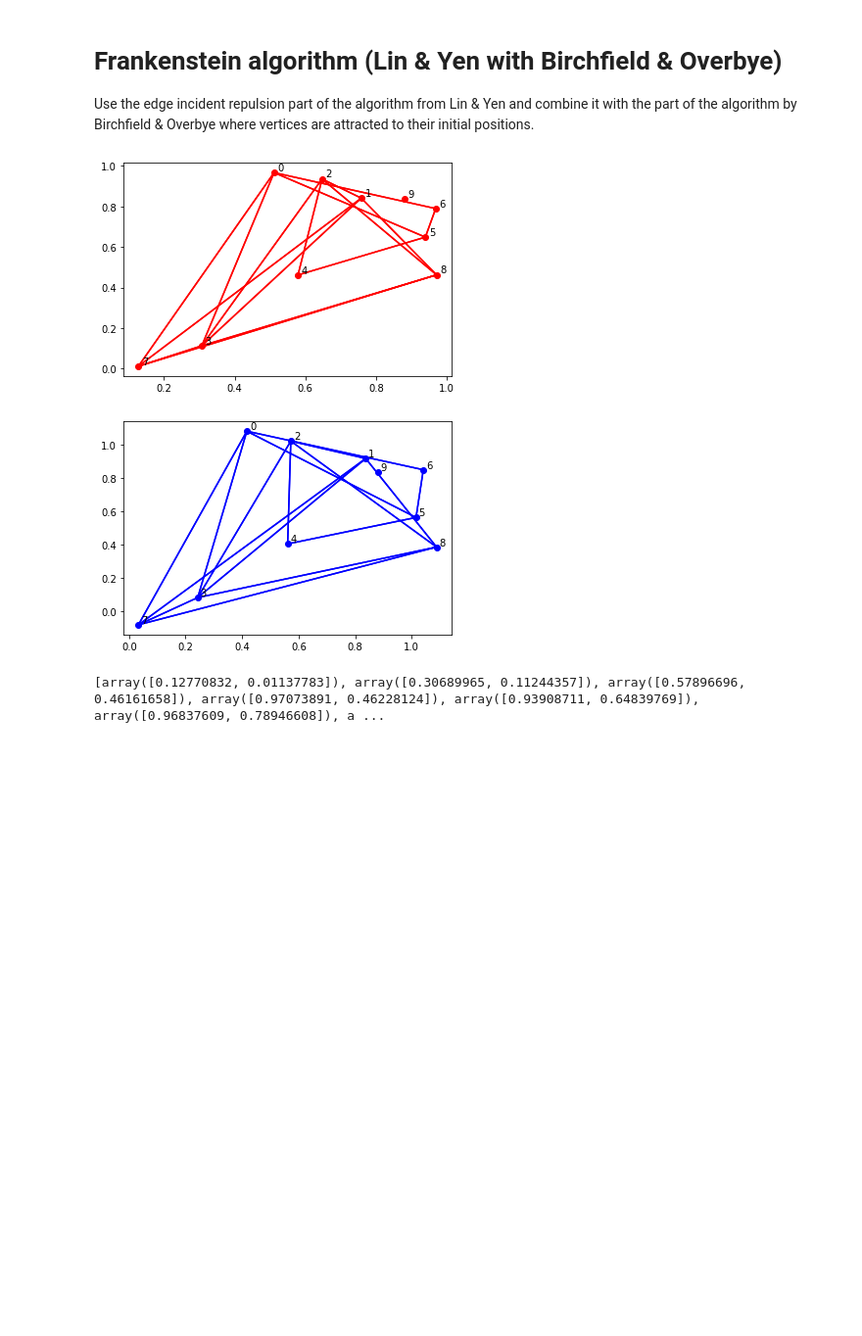
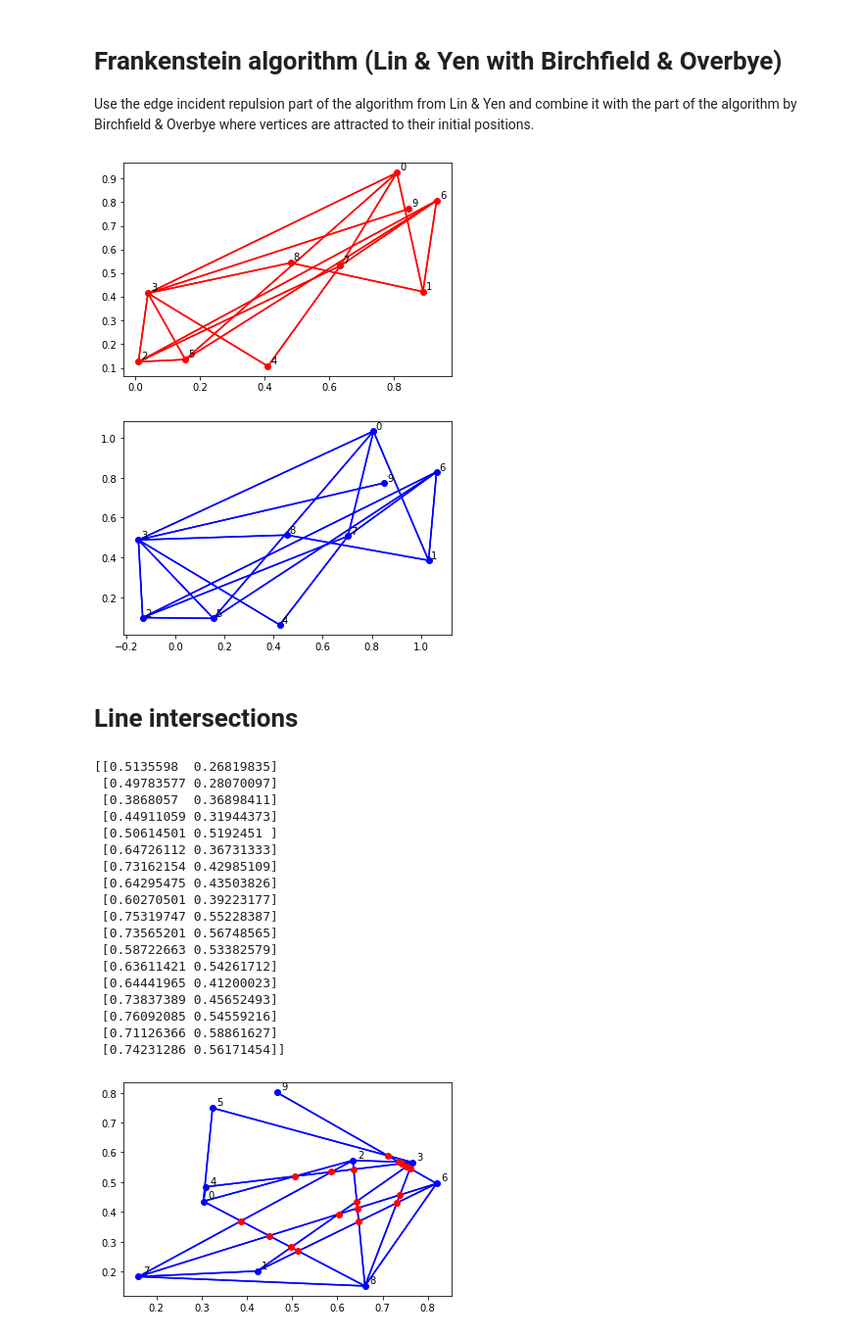
Before and after one commit to chclam/PrettyGD, a Jupyter notebook: graph_drawing_playground.ipynb, the cells around one changed output. Shown at 98% size. Saved outputs shown, nothing was run; the diff lists cells and outputs as text; code cells hidden in the pictures; blank space fills up the shorter version.

Commit message:
add checks for line intersections

```diff
--- a/graph_drawing_playground.ipynb
+++ b/graph_drawing_playground.ipynb
@@ -267,15 +105,40 @@ from importlib import reload
 
 reload(fs)
 reload(algos)
-draw(V, adj_V, color='r')
-W = fs.frank(V, adj_V, N=5, C0=1, C6=0.005)
-draw(W, adj_V)
+gd.draw(V, adj_V, color='r')
+W = fs.frankenstein(V, adj_V, N=5, C0=1, C6=0.005)
+gd.draw(W, adj_V)
 # %% [output]
-[figure, old version]
+[figure, new version]
-[figure, old version]
+[figure, new version]
-# %%
-y_srt = sorted(V, key=(lambda v: v[1]))
-
-sts =
-# %% [output]
-[array([0.12770832, 0.01137783]), array([0.30689965, 0.11244357]), array([0.57896696, 0.46161658]), array([0.97073891, 0.46228124]), array([0.93908711, 0.64839769]), array([0.96837609, 0.78946608]), a ...
+# %% [markdown]
+# Line intersections
+# %%
+import matplotlib.pyplot as plt
+
+ints, adj_ints = geo.get_intersects(V, adj_V)
+gd.draw(V, adj_V)
+plt.plot(ints[:,0], ints[:,1], 'ro')
+plt.show()
+
+# Used later for cross resolution maximization
+# %% [output]
+[[0.5135598  0.26819835]
+ [0.49783577 0.28070097]
+ [0.3868057  0.36898411]
+ [0.44911059 0.31944373]
+ [0.50614501 0.5192451 ]
+ [0.64726112 0.36731333]
+ [0.73162154 0.42985109]
+ [0.64295475 0.43503826]
+ [0.60270501 0.39223177]
+ [0.75319747 0.55228387]
+ [0.73565201 0.56748565]
+ [0.58722663 0.53382579]
+ [0.63611421 0.54261712]
+ [0.64441965 0.41200023]
+ [0.73837389 0.45652493]
+ [0.76092085 0.54559216]
+ [0.71126366 0.58861627]
+ [0.74231286 0.56171454]]
+[figure, added]
```
Also changed, not shown: parts of 6 cells of this notebook, 5 other files.
